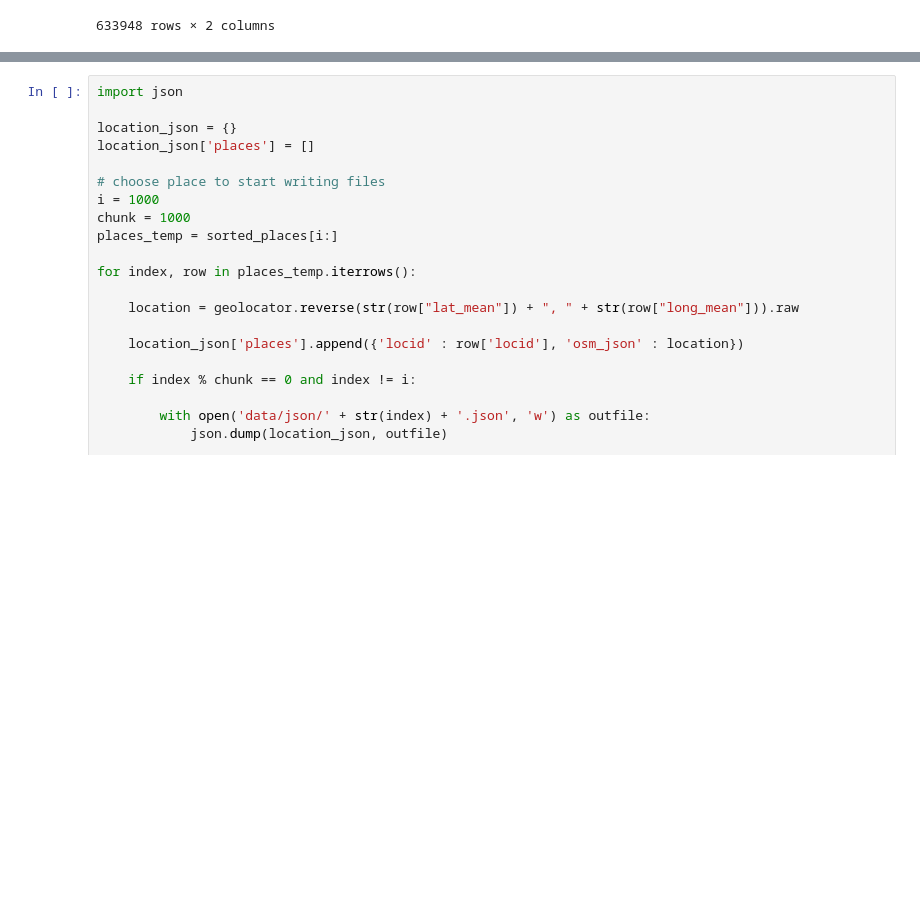
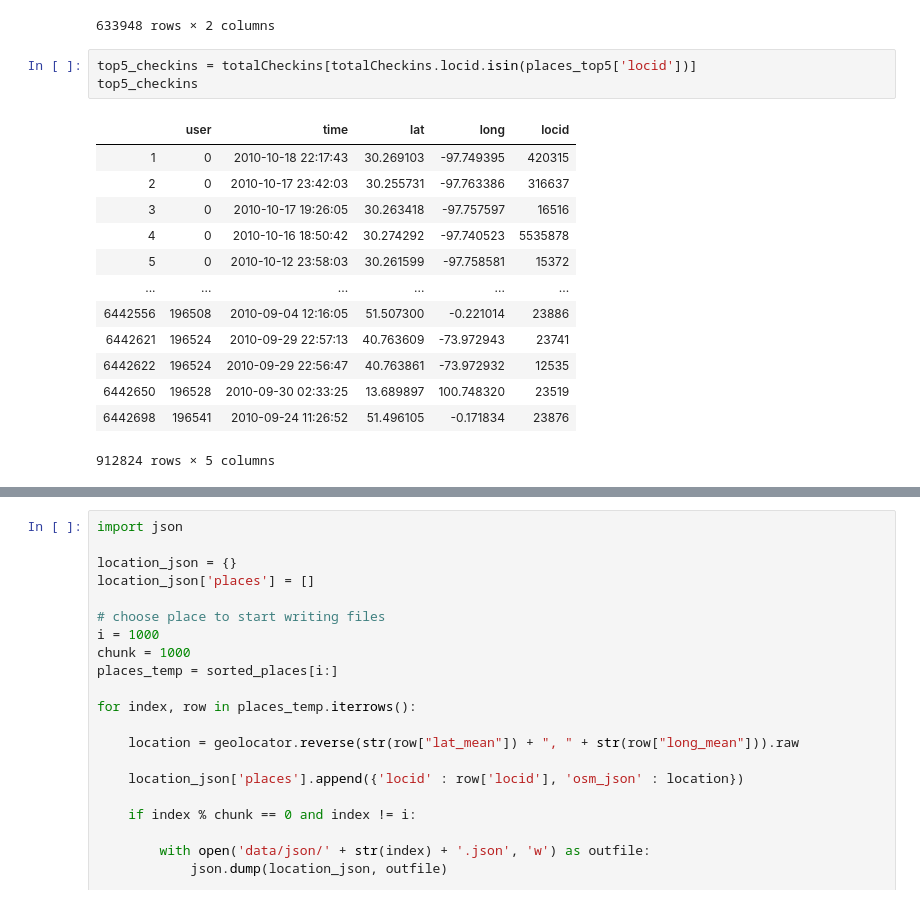
Before and after one commit to BetoBob/csc_481, a Jupyter notebook: project/CSC481_Project.ipynb, the cells around one changed output, grey strips where cells are left out. Cells and saved outputs as stored; diff of their text form; blank space fills up the shorter version.

```diff
--- a/project/CSC481_Project.ipynb
+++ b/project/CSC481_Project.ipynb
@@ -382,3 +382,20 @@ top10_edges
 | 1900485 | 196494 | 196033 |
 | 1900533 | 196508 | 196109 |
 633948 rows × 2 columns
+# %%
+top5_checkins = totalCheckins[totalCheckins.locid.isin(places_top5['locid'])]
+top5_checkins
+# %% [output]
+|  | user | time | lat | long | locid |
+| 1 | 0 | 2010-10-18 22:17:43 | 30.269103 | -97.749395 | 420315 |
+| 2 | 0 | 2010-10-17 23:42:03 | 30.255731 | -97.763386 | 316637 |
+| 3 | 0 | 2010-10-17 19:26:05 | 30.263418 | -97.757597 | 16516 |
+| 4 | 0 | 2010-10-16 18:50:42 | 30.274292 | -97.740523 | 5535878 |
+| 5 | 0 | 2010-10-12 23:58:03 | 30.261599 | -97.758581 | 15372 |
+| ... | ... | ... | ... | ... | ... |
+| 6442556 | 196508 | 2010-09-04 12:16:05 | 51.507300 | -0.221014 | 23886 |
+| 6442621 | 196524 | 2010-09-29 22:57:13 | 40.763609 | -73.972943 | 23741 |
+| 6442622 | 196524 | 2010-09-29 22:56:47 | 40.763861 | -73.972932 | 12535 |
+| 6442650 | 196528 | 2010-09-30 02:33:25 | 13.689897 | 100.748320 | 23519 |
+| 6442698 | 196541 | 2010-09-24 11:26:52 | 51.496105 | -0.171834 | 23876 |
+912824 rows × 5 columns
```
Also changed, not shown: parts of 6 cells of this notebook.
